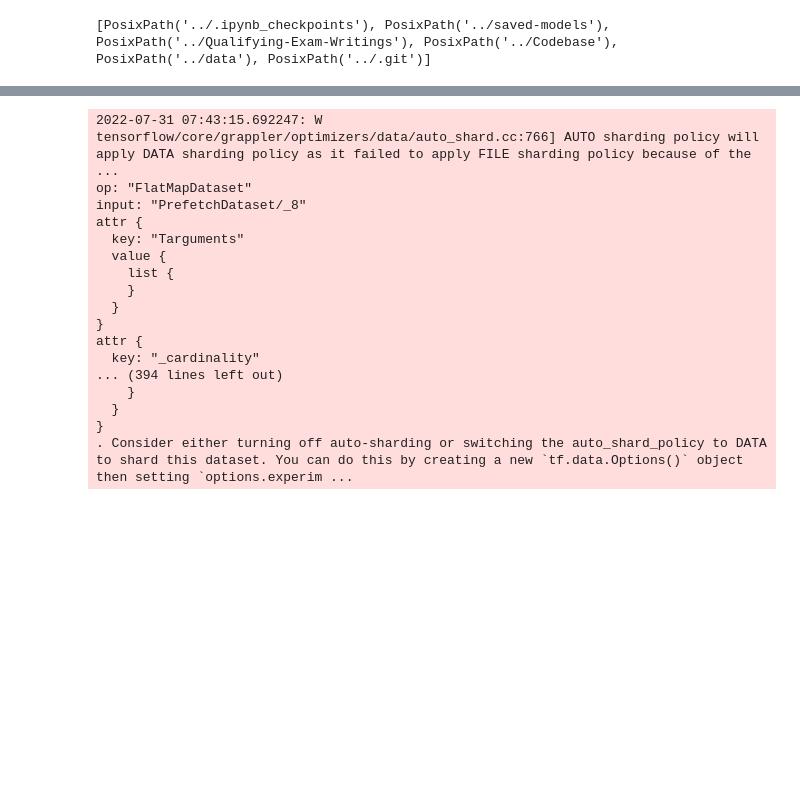
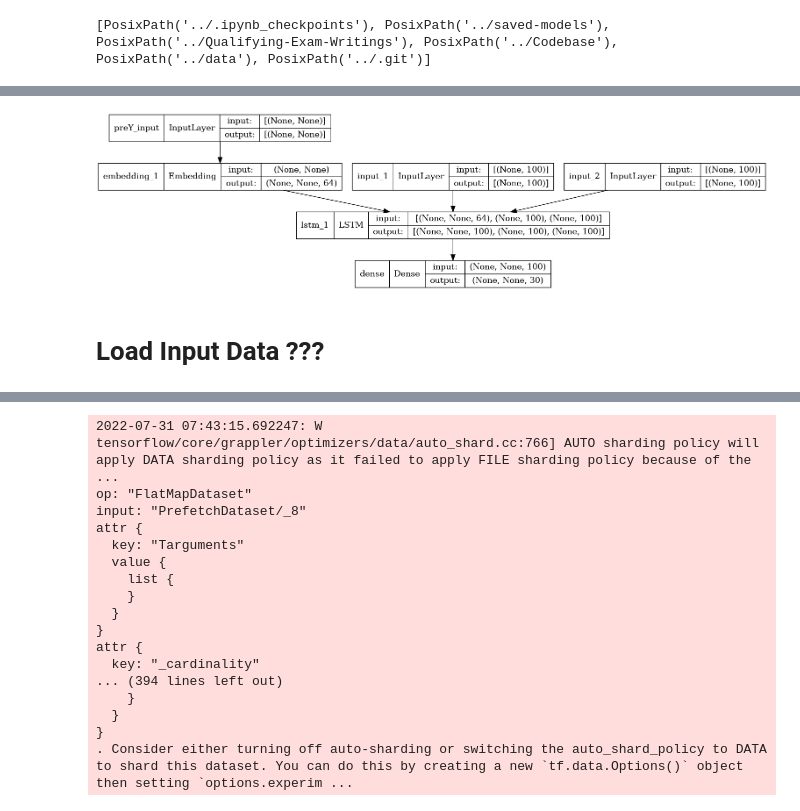
Before and after one commit to LA-Koenig/Attention-Revisited, a Jupyter notebook: Codebase/LSTM_LSTM.ipynb, the cells around one changed output, grey strips where cells are left out. Cells and saved outputs as stored; diff of their text form; code cells hidden in the pictures; blank space fills up the shorter version.

```diff
--- a/Codebase/LSTM_LSTM.ipynb
+++ b/Codebase/LSTM_LSTM.ipynb
@@ -66,3 +72,9 @@ outer_decoder.load_weights(decPathH5)
+# %%
+keras.utils.plot_model(outer_decoder, show_shapes=True)
+# %% [output]
+[figure, added]
+# %% [markdown]
+# Load Input Data ???
 # %%
 # corpus = np.loadtxt(sys.argv[1], dtype=object) #open('../thesis-master/data/len5_10000-train.txt')#
 # trainingSet = np.loadtxt(sys.argv[2], dtype=object) #open('../thesis-master/data/SG-10-train.txt')
```
Also changed, not shown: parts of 3 cells of this notebook, 2 other files.
